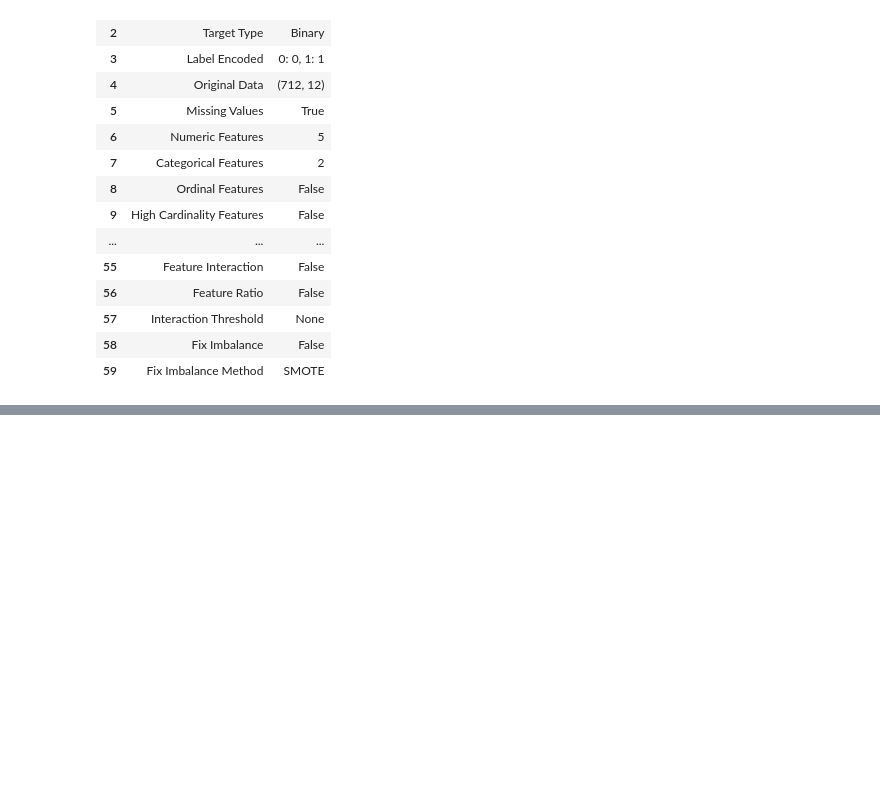
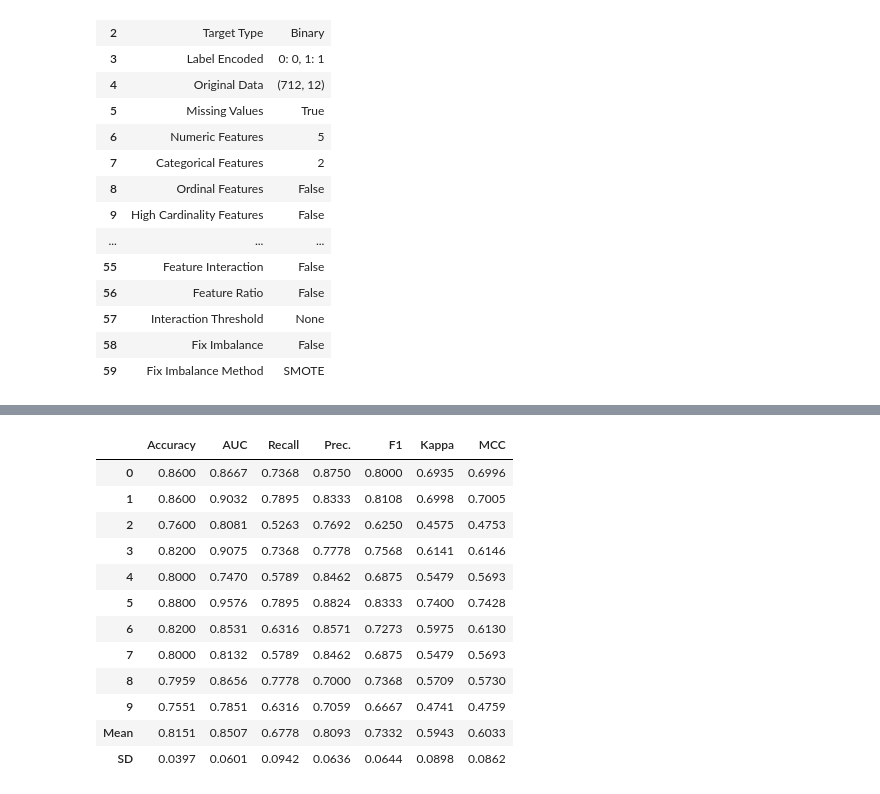
Before and after one commit to def-gthill/data-practice, a Jupyter notebook: titanic-pycaret/simple.ipynb, the cells around one changed output, grey strips where cells are left out. Cells and saved outputs as stored; diff of their text form; code cells hidden in the pictures; blank space fills up the shorter version.

```diff
--- a/titanic-pycaret/simple.ipynb
+++ b/titanic-pycaret/simple.ipynb
@@ -34,0 +79,22 @@ config = clf.setup(
+# %%
+tuned_lgbm = clf.tune_model(
+    lgbm,
+    custom_grid={
+        "n_estimators": [50, 100, 200, 500],
+        "max_depth": list(range(3, 10)),
+    }
+)
+# %% [output]
+|  | Accuracy | AUC | Recall | Prec. | F1 | Kappa | MCC |
+| 0 | 0.8600 | 0.8667 | 0.7368 | 0.8750 | 0.8000 | 0.6935 | 0.6996 |
+| 1 | 0.8600 | 0.9032 | 0.7895 | 0.8333 | 0.8108 | 0.6998 | 0.7005 |
+| 2 | 0.7600 | 0.8081 | 0.5263 | 0.7692 | 0.6250 | 0.4575 | 0.4753 |
+| 3 | 0.8200 | 0.9075 | 0.7368 | 0.7778 | 0.7568 | 0.6141 | 0.6146 |
+| 4 | 0.8000 | 0.7470 | 0.5789 | 0.8462 | 0.6875 | 0.5479 | 0.5693 |
+| 5 | 0.8800 | 0.9576 | 0.7895 | 0.8824 | 0.8333 | 0.7400 | 0.7428 |
+| 6 | 0.8200 | 0.8531 | 0.6316 | 0.8571 | 0.7273 | 0.5975 | 0.6130 |
+| 7 | 0.8000 | 0.8132 | 0.5789 | 0.8462 | 0.6875 | 0.5479 | 0.5693 |
+| 8 | 0.7959 | 0.8656 | 0.7778 | 0.7000 | 0.7368 | 0.5709 | 0.5730 |
+| 9 | 0.7551 | 0.7851 | 0.6316 | 0.7059 | 0.6667 | 0.4741 | 0.4759 |
+| Mean | 0.8151 | 0.8507 | 0.6778 | 0.8093 | 0.7332 | 0.5943 | 0.6033 |
+| SD | 0.0397 | 0.0601 | 0.0942 | 0.0636 | 0.0644 | 0.0898 | 0.0862 |
```
Also changed, not shown: parts of 8 cells of this notebook, 1 other file.
